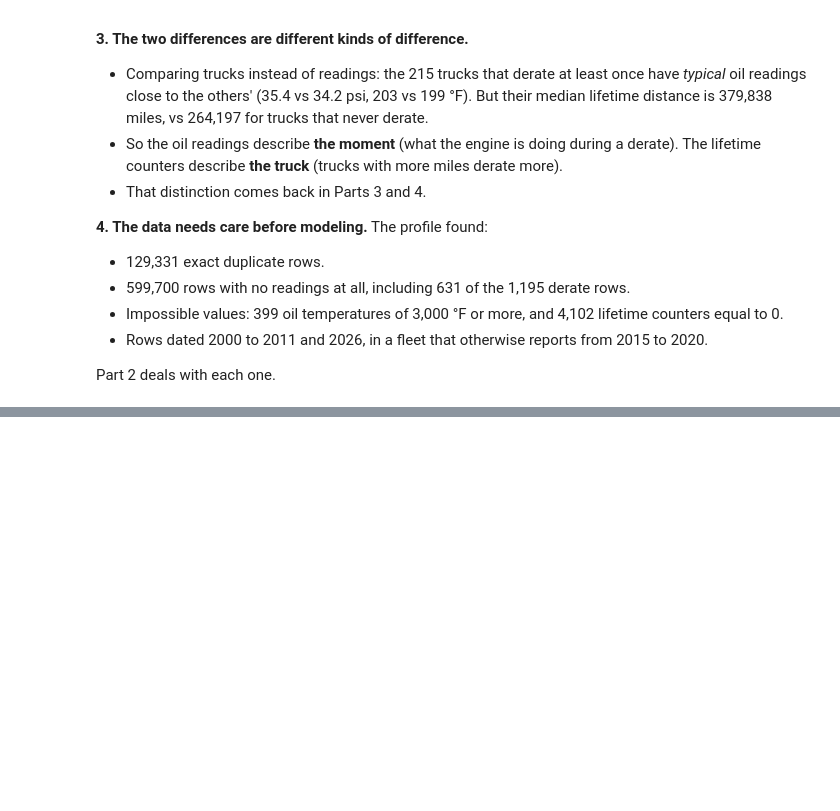
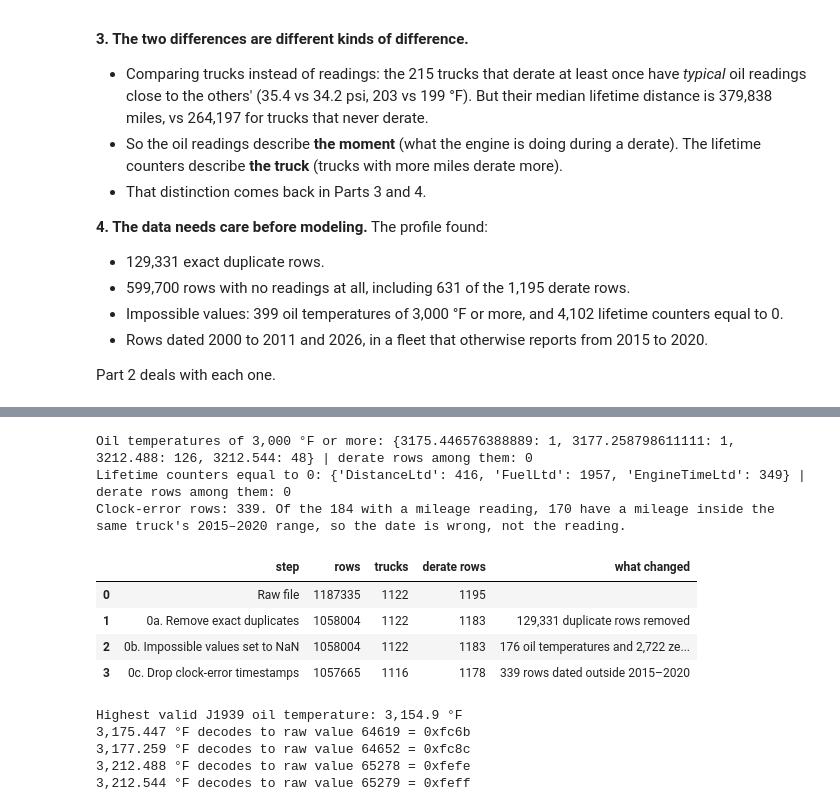
Before and after one commit to AI-for-Analytics-4/Big_NSS, a Jupyter notebook: submissions/juan_zavala/derate_prediction.ipynb, the cells around one changed output, grey strips where cells are left out. Saved outputs shown, nothing was run; the diff lists cells and outputs as text; code cells hidden in the pictures; blank space fills up the shorter version.

```diff
--- a/submissions/juan_zavala/derate_prediction.ipynb
+++ b/submissions/juan_zavala/derate_prediction.ipynb
@@ -219,0 +237,65 @@ Part 2 deals with each one.
+# %%
+# [CLAUDE] Step 0, added before the assignment's steps. Each truck's readings are put in time order, then three
+# problems are fixed. `steps` records rows, trucks and derate rows after every step.
+work = big_nss.sort_values(['EquipmentID', 'EventTimeStamp', 'RecordID'], kind='mergesort')
+steps = []
+def log_step(step, df, changed):
+    steps.append({'step': step, 'rows': len(df), 'trucks': int(df['EquipmentID'].nunique()),
+                  'derate rows': int(df['Derate'].sum()), 'what changed': changed})
+log_step('Raw file', work, '')
+
+# 0a. Exact duplicates: same truck, timestamp, five readings and derate flag. Only RecordID differs.
+duplicate = work.duplicated(subset=['EquipmentID', 'EventTimeStamp'] + MEASURES + ['Derate'])
+work = work[~duplicate].copy()
+log_step('0a. Remove exact duplicates', work, f'{int(duplicate.sum()):,} duplicate rows removed')
+
+# 0b. Values that can't be real readings become NaN: oil temperatures of 3,000 °F or more and lifetime counters of 0
+sentinel_temp = work['EngineOilTemperature'] >= 3000
+zero_counter = work[LTD] == 0
+print('Oil temperatures of 3,000 °F or more:', {float(v): int(n) for v, n in work.loc[sentinel_temp, 'EngineOilTemperature'].value_counts().sort_index().items()},
+      '| derate rows among them:', int(work.loc[sentinel_temp, 'Derate'].sum()))
+print('Lifetime counters equal to 0:', {c: int(n) for c, n in zero_counter.sum().items()},
+      '| derate rows among them:', int(work.loc[zero_counter.any(axis=1), 'Derate'].sum()))
+work.loc[sentinel_temp, 'EngineOilTemperature'] = np.nan
+for col in LTD:
+    work.loc[zero_counter[col], col] = np.nan
+log_step('0b. Impossible values set to NaN', work, f'{int(sentinel_temp.sum())} oil temperatures and {int(zero_counter.values.sum()):,} zero counters')
+
+# 0c. Clock errors: keep the years that hold at least 1% of the rows, the fleet's actual recording period
+year = work['EventTimeStamp'].dt.year
+year_share = year.value_counts(normalize=True)
+fleet_years = sorted(int(y) for y in year_share.index[year_share >= 0.01])
+clock_error = ~year.isin(fleet_years)
+in_range = work.loc[~clock_error].groupby('EquipmentID')['DistanceLtd'].agg(['min', 'max'])
+odd = work.loc[clock_error & work['DistanceLtd'].notna(), ['EquipmentID', 'DistanceLtd']].join(in_range, on='EquipmentID')
+inside = odd['DistanceLtd'].between(odd['min'], odd['max'])
+print(f'Clock-error rows: {int(clock_error.sum())}. Of the {len(odd)} with a mileage reading, {int(inside.sum())} have a mileage inside '
+      f'the same truck\'s {fleet_years[0]}–{fleet_years[-1]} range, so the date is wrong, not the reading.')
+work = work[~clock_error].copy()
+log_step('0c. Drop clock-error timestamps', work, f'{int(clock_error.sum())} rows dated outside {fleet_years[0]}–{fleet_years[-1]}')
+pd.DataFrame(steps)
+# %% [output]
+Oil temperatures of 3,000 °F or more: {3175.446576388889: 1, 3177.258798611111: 1, 3212.488: 126, 3212.544: 48} | derate rows among them: 0
+Lifetime counters equal to 0: {'DistanceLtd': 416, 'FuelLtd': 1957, 'EngineTimeLtd': 349} | derate rows among them: 0
+Clock-error rows: 339. Of the 184 with a mileage reading, 170 have a mileage inside the same truck's 2015–2020 range, so the date is wrong, not the reading.
+|  | step | rows | trucks | derate rows | what changed |
+| 0 | Raw file | 1187335 | 1122 | 1195 |  |
+| 1 | 0a. Remove exact duplicates | 1058004 | 1122 | 1183 | 129,331 duplicate rows removed |
+| 2 | 0b. Impossible values set to NaN | 1058004 | 1122 | 1183 | 176 oil temperatures and 2,722 ze... |
+| 3 | 0c. Drop clock-error timestamps | 1057665 | 1116 | 1178 | 339 rows dated outside 2015–2020 |
+# %%
+# [CHECK] The sentinel temperatures are J1939 codes, not readings. J1939 sends oil temperature as a 2-byte value in
+# 0.03125 °C steps from -273 °C; the top of the valid range is 0xFAFF, and the values above it are reserved for error
+# and "not available" signals.
+def raw_code(fahrenheit):
+    return int(round(((fahrenheit - 32) / 1.8 + 273) / 0.03125))
+top_valid_f = (0xFAFF * 0.03125 - 273) * 1.8 + 32
+print(f'Highest valid J1939 oil temperature: {top_valid_f:,.1f} °F')
+for value in sorted(big_nss.loc[big_nss['EngineOilTemperature'] >= 3000, 'EngineOilTemperature'].unique()):
+    print(f'{value:,.3f} °F decodes to raw value {raw_code(value)} = {hex(raw_code(value))}')
+# %% [output]
+Highest valid J1939 oil temperature: 3,154.9 °F
+3,175.447 °F decodes to raw value 64619 = 0xfc6b
+3,177.259 °F decodes to raw value 64652 = 0xfc8c
+3,212.488 °F decodes to raw value 65278 = 0xfefe
+3,212.544 °F decodes to raw value 65279 = 0xfeff
```
Also changed, not shown: parts of 16 cells of this notebook, 3 other files.
